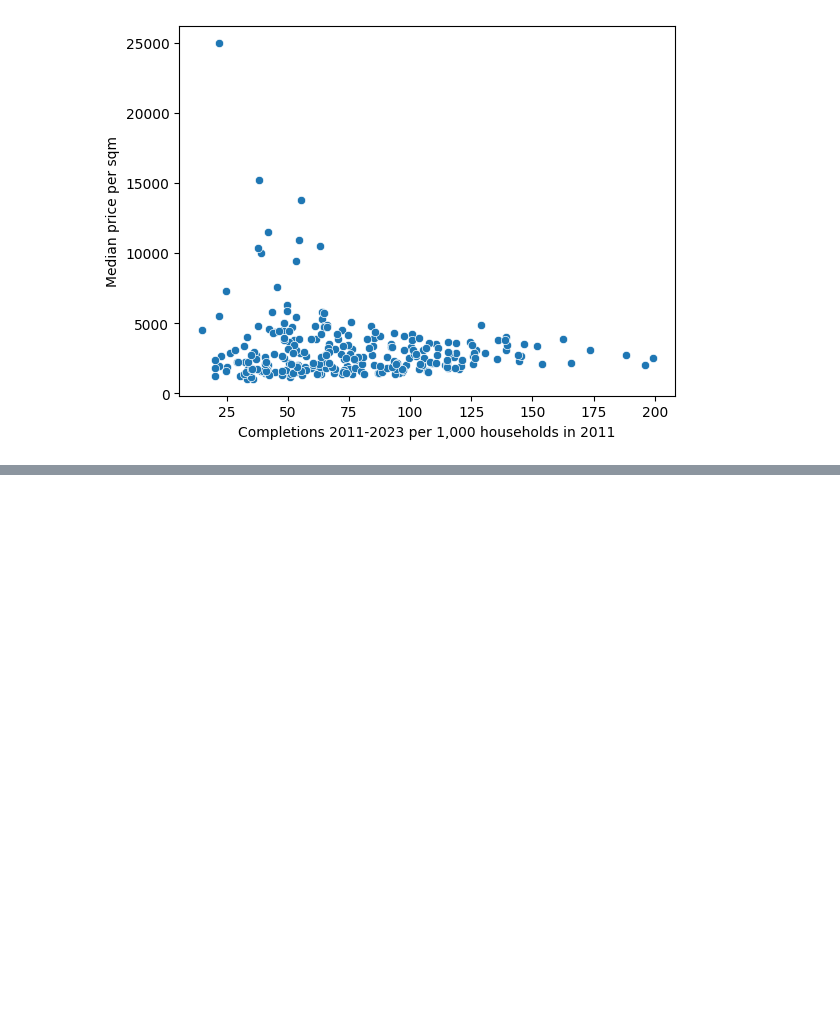
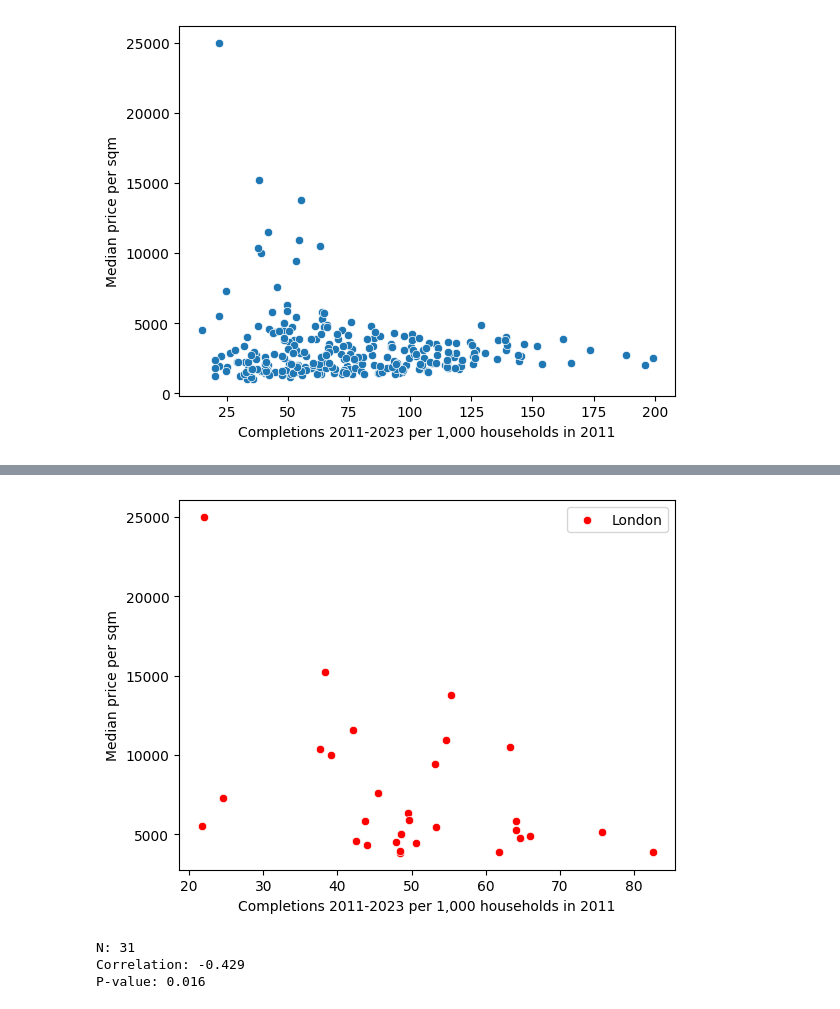
Before and after one commit to jamierumbelow/housing-completions-vs-price-per-square-metre-by-local-authority, a Jupyter notebook: main.ipynb, the cells around one changed output, grey strips where cells are left out. Drawn from its saved outputs; the diff is of its cells as text; code cells hidden in the pictures; blank space fills up the shorter version.

```diff
--- a/main.ipynb
+++ b/main.ipynb
@@ -150,0 +152,20 @@ plt.show()
+# %%
+london_df = processed_df[processed_df[REGION_NAME] == 'London']
+
+sns.scatterplot(x='completions_per_1000_households', color='red', y='median_price_per_sqm', data=london_df, label='London')
+plt.xlabel('Completions 2011-2023 per 1,000 households in 2011')
+plt.ylabel('Median price per sqm')
+plt.legend()
+plt.show()
+# %% [output]
+[figure, added]
+# %%
+correlation, p_value = stats.pearsonr(london_df['completions_per_1000_households'], london_df['median_price_per_sqm'])
+
+print(f"N: {len(london_df)}")
+print(f"Correlation: {correlation:.3f}")
+print(f"P-value: {p_value:.3f}")
+# %% [output]
+N: 31
+Correlation: -0.429
+P-value: 0.016
```
Also changed, not shown: parts of 19 cells of this notebook.
